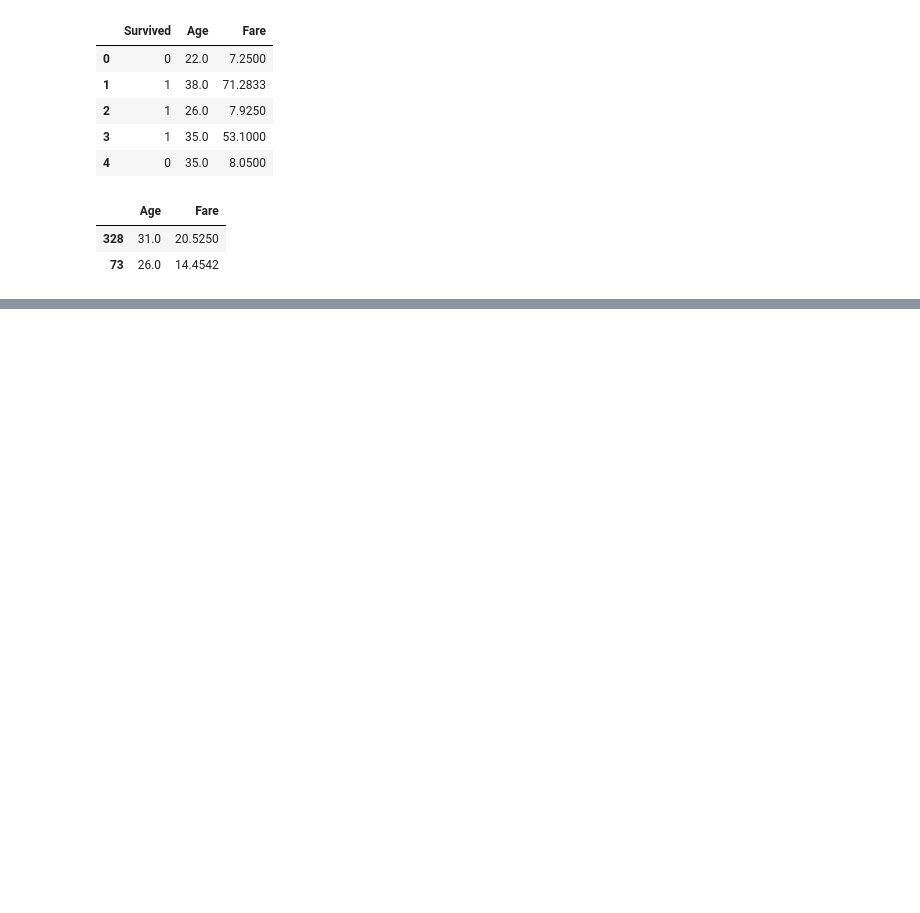
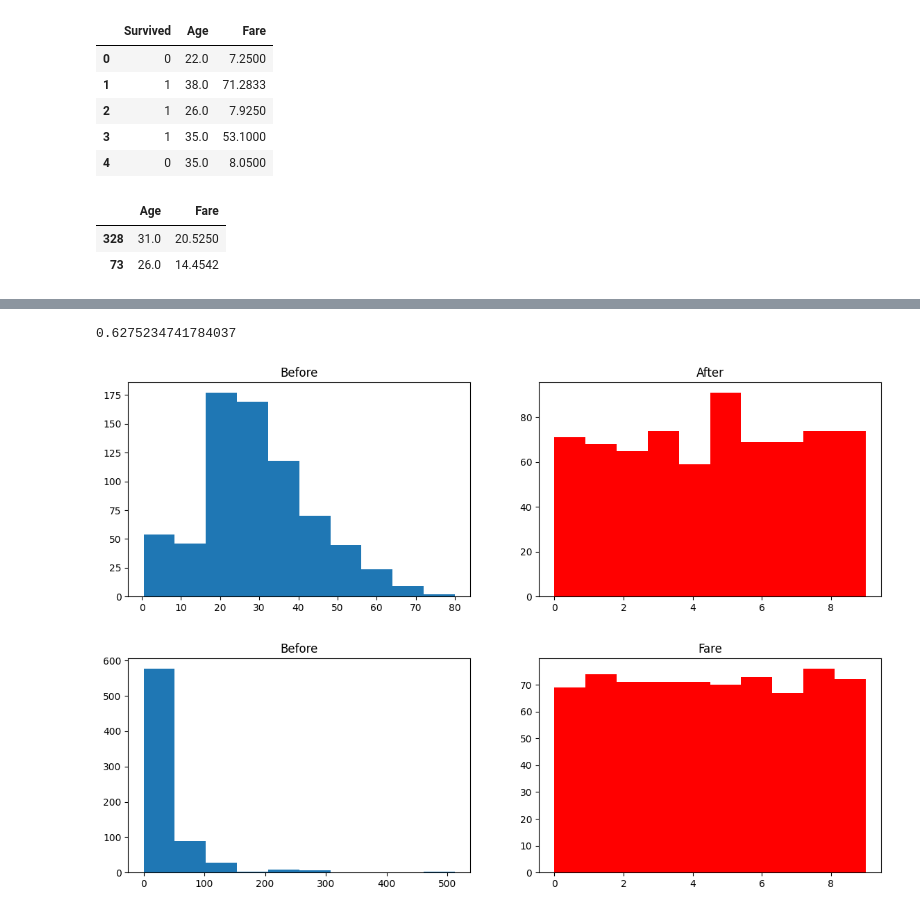
Before and after one commit to narayankartikeya/100-Days-of-ML-by-CampusX, a Jupyter notebook: Day 32/day32.ipynb, the cells around one changed output, grey strips where cells are left out. Saved outputs shown, nothing was run; the diff lists cells and outputs as text; code cells hidden in the pictures; blank space fills up the shorter version.

```diff
--- a/Day 32/day32.ipynb
+++ b/Day 32/day32.ipynb
@@ -132,0 +163,6 @@ discretize(5,'kmeans')
+# %%
+discretize(10,'quantile')
+# %% [output]
+0.6275234741784037
+[figure, added]
+[figure, added]
```
Also changed, not shown: parts of 13 cells of this notebook.
